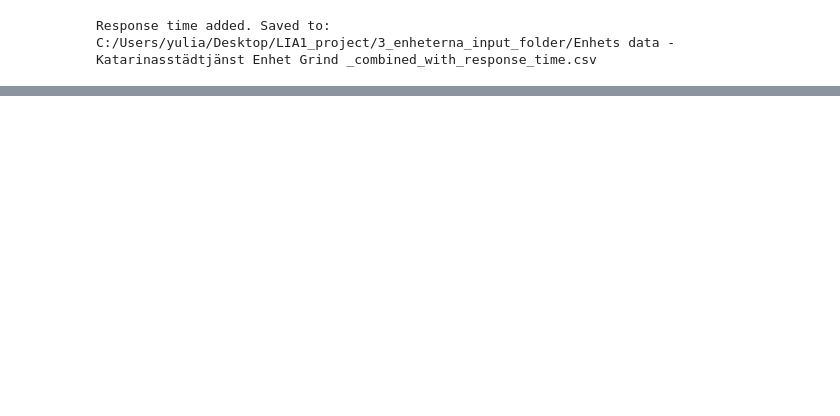
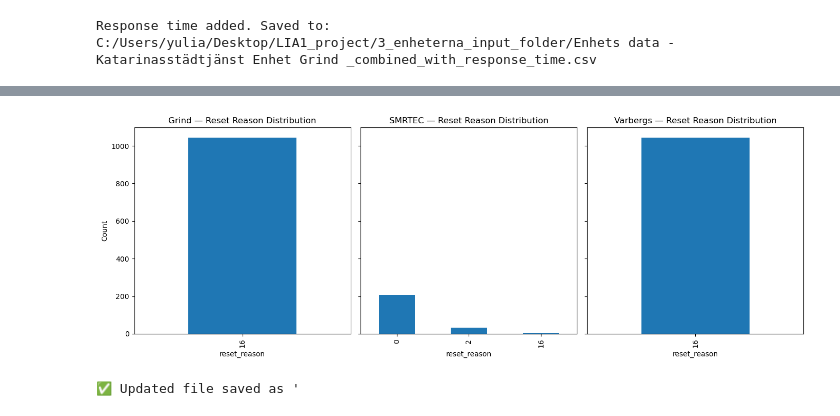
Before and after one commit to yuliaresina/lia_test_arena_, a Jupyter notebook: test_eda_fixed.ipynb, the cells around one changed output, grey strips where cells are left out. Saved outputs shown, nothing was run; the diff lists cells and outputs as text; code cells hidden in the pictures; blank space fills up the shorter version.

```diff
--- a/test_eda_fixed.ipynb
+++ b/test_eda_fixed.ipynb
@@ -397,0 +485,52 @@ df.shape
+# %%
+import pandas as pd
+import matplotlib.pyplot as plt
+
+# === File paths ===
+files = {
+    "Grind": "C:/Users/yulia/Desktop/LIA1_project/3_enheterna_output_folder/Enhets data - Katarinasstädtjänst Enhet Grind _combined.csv",
+    "SMRTEC": "C:/Users/yulia/Desktop/LIA1_project/3_enheterna_output_folder/Enhets data - SMRTEC huvudEntre_combined.csv",
+    "Varbergs": "C:/Users/yulia/Desktop/LIA1_project/3_enheterna_output_folder/Enhets data - Varbergs boxningsklubb_combined.csv",
+}
+
+# === Load data ===
+dfs = {name: pd.read_csv(path) for name, path in files.items()}
+
+# === Plot distributions from the fixed 'reset_reason' column ===
+fig, axes = plt.subplots(1, 3, figsize=(14, 5), sharey=True)
+
+for ax, (name, df) in zip(axes, dfs.items()):
+    s = df["reset_reason"].dropna()
+
+    # Try to display numeric codes cleanly; fall back to strings if needed
+    try:
+        s = s.astype(float).astype(int)
+    except Exception:
+        s = s.astype(str).str.strip()
+
+    counts = s.value_counts().sort_index()
+    counts.plot(kind="bar", ax=ax)
+
+    ax.set_title(f"{name} — Reset Reason Distribution")
+    ax.set_xlabel("reset_reason")
+    ax.set_ylabel("Count")
+
+plt.tight_layout()
+plt.show()
+# %% [output]
+[figure, added]
+# %%
+import pandas as pd
+
+# Load your CSV file
+df = pd.read_csv("C:/Users/yulia/Desktop/LIA1_project/3_enheterna_output_folder/Enhets data - Varbergs boxningsklubb_combined.csv")
+
+# Create or update the _ack_status column
+df['_ack_status'] = df['_ack_timestamp'].apply(lambda x: 0 if pd.notna(x) and str(x).strip() != '' else None)
+
+# Save the updated file
+df.to_csv("C:/Users/yulia/Desktop/LIA1_project/3_enheterna_output_folder/Enhets data - Varbergs boxningsklubb_combined.csv", index=False)
+
+print("✅ Updated file saved as '")
+# %% [output]
+✅ Updated file saved as '
```
Also changed, not shown: parts of 15 cells of this notebook, 3 other files.
